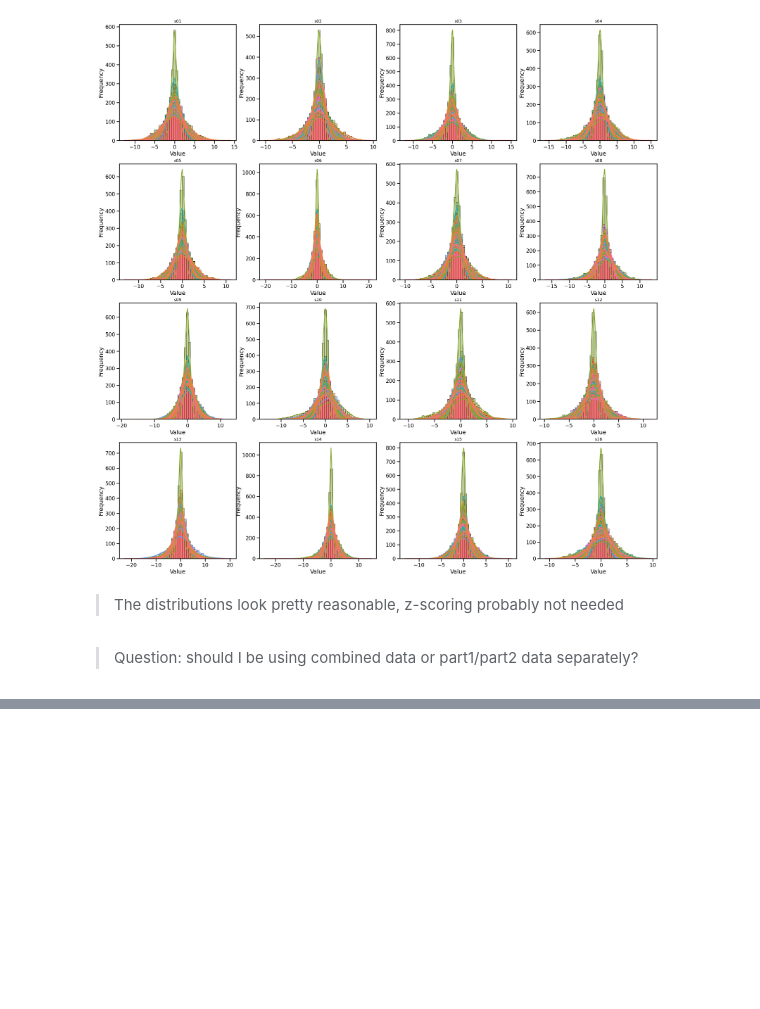
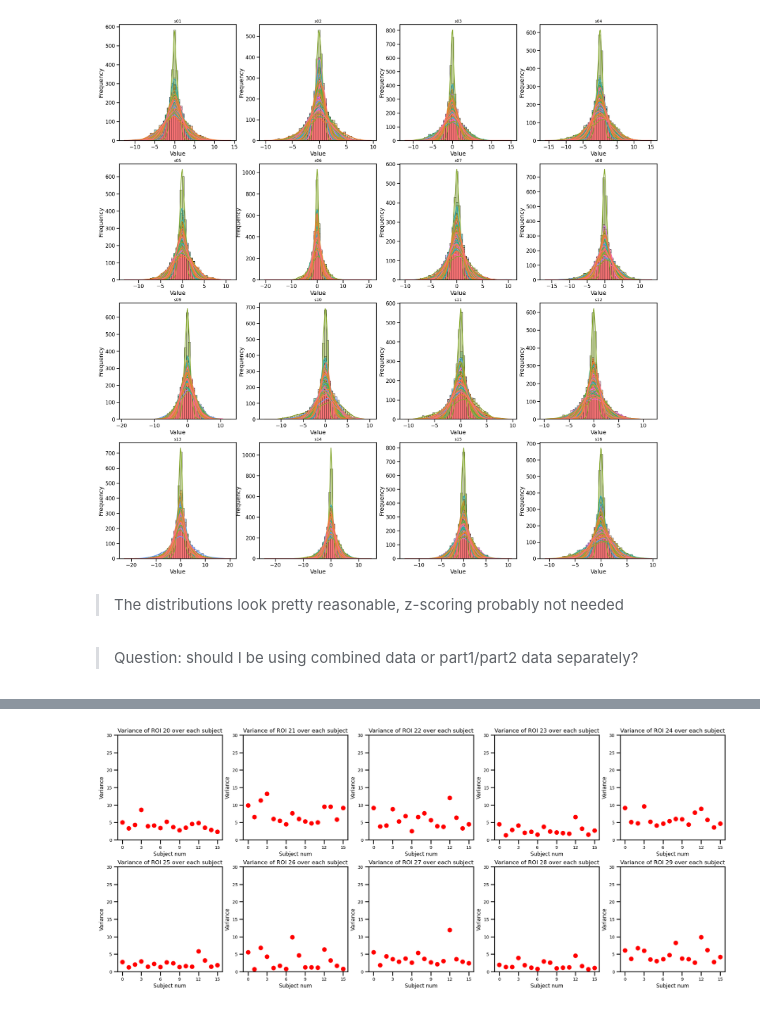
Before and after one commit to jyhong05/CFL_Research, a Jupyter notebook: neuro_pc_fges/data_exploration.ipynb, the cells around one changed output, grey strips where cells are left out. Drawn from its saved outputs; the diff is of its cells as text; code cells hidden in the pictures; blank space fills up the shorter version.

```diff
--- a/neuro_pc_fges/data_exploration.ipynb
+++ b/neuro_pc_fges/data_exploration.ipynb
@@ -106,0 +165,8 @@ for i, (key, data) in enumerate(combined_data.items()):
+# %%
+fig, axs = plt.subplots(2, 5, figsize=(25, 10))
+axs = axs.flatten()
+for i in range(20, 30):
+    ax = axs.flatten()[i-20]
+    plot_roi_var(i, ax=ax)
+# %% [output]
+[figure, added]
```
Also changed, not shown: parts of 10 cells of this notebook.
